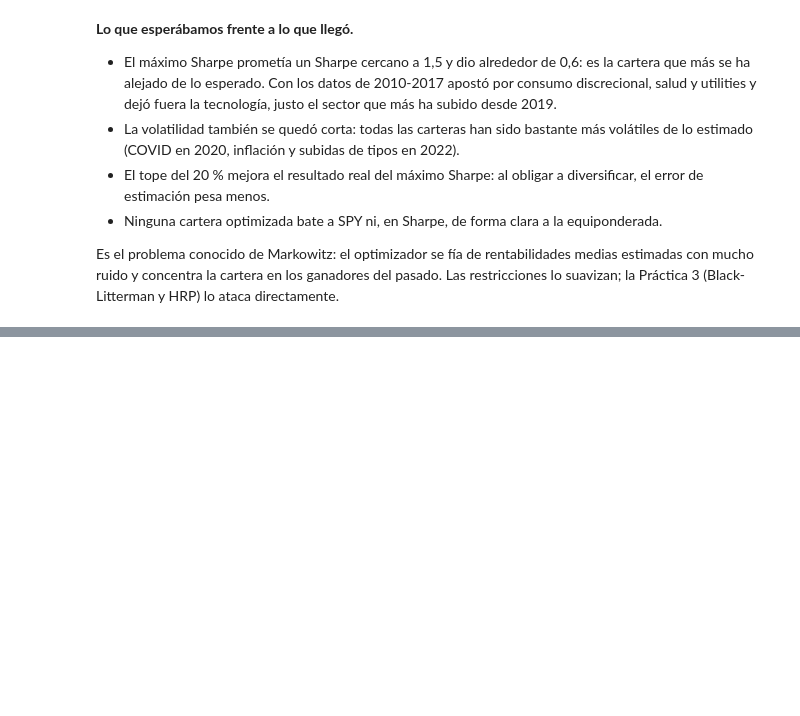
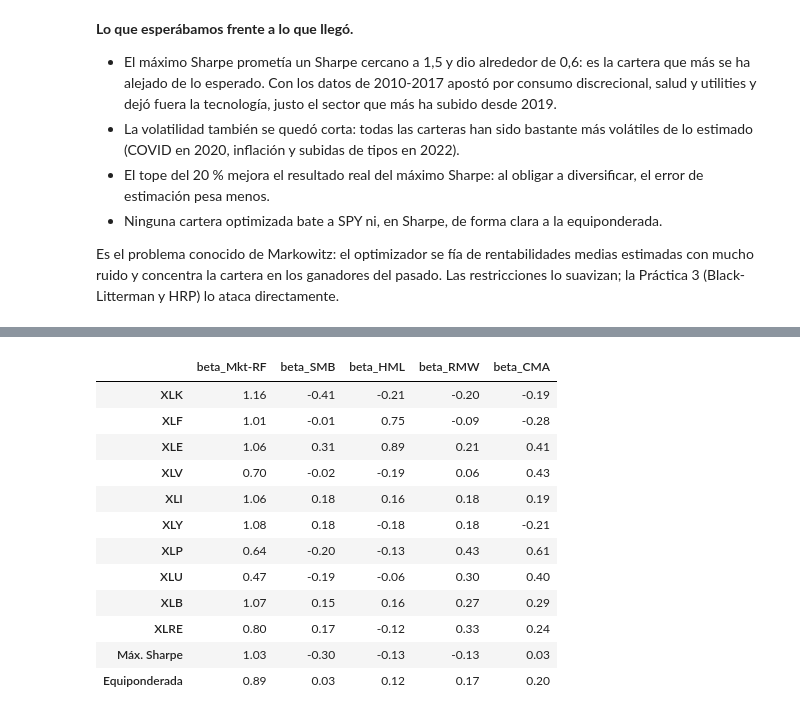
Before and after one commit to hectoorperezz/quant-management, a Jupyter notebook: notebooks/02_mpt_factores.ipynb, the cells around one changed output, grey strips where cells are left out. Saved outputs shown, nothing was run; the diff lists cells and outputs as text; code cells hidden in the pictures; blank space fills up the shorter version.

```diff
--- a/notebooks/02_mpt_factores.ipynb
+++ b/notebooks/02_mpt_factores.ipynb
@@ -256,0 +306,17 @@ Es el problema conocido de Markowitz: el optimizador se fía de rentabilidades m
+# %%
+# Exposiciones del modelo de cinco factores
+resultados["FF5"].filter(like="beta_").round(2)
+# %% [output]
+|  | beta_Mkt-RF | beta_SMB | beta_HML | beta_RMW | beta_CMA |
+| XLK | 1.16 | -0.41 | -0.21 | -0.20 | -0.19 |
+| XLF | 1.01 | -0.01 | 0.75 | -0.09 | -0.28 |
+| XLE | 1.06 | 0.31 | 0.89 | 0.21 | 0.41 |
+| XLV | 0.70 | -0.02 | -0.19 | 0.06 | 0.43 |
+| XLI | 1.06 | 0.18 | 0.16 | 0.18 | 0.19 |
+| XLY | 1.08 | 0.18 | -0.18 | 0.18 | -0.21 |
+| XLP | 0.64 | -0.20 | -0.13 | 0.43 | 0.61 |
+| XLU | 0.47 | -0.19 | -0.06 | 0.30 | 0.40 |
+| XLB | 1.07 | 0.15 | 0.16 | 0.27 | 0.29 |
+| XLRE | 0.80 | 0.17 | -0.12 | 0.33 | 0.24 |
+| Máx. Sharpe | 1.03 | -0.30 | -0.13 | -0.13 | 0.03 |
+| Equiponderada | 0.89 | 0.03 | 0.12 | 0.17 | 0.20 |
```
Also changed, not shown: parts of 6 cells of this notebook.
